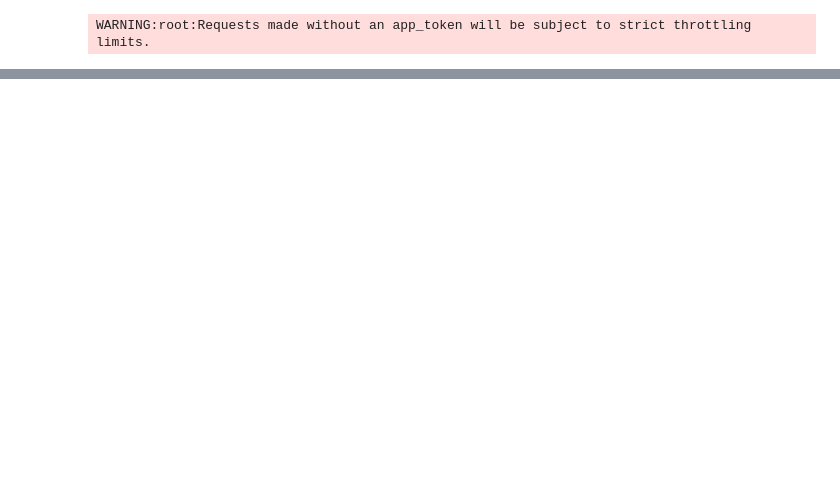
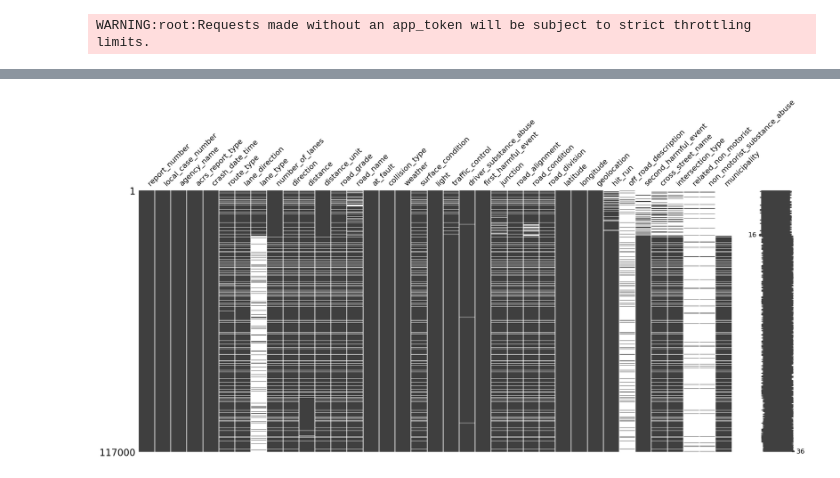
Before and after one commit to Elior-Dahan/project-machine-learning, a Jupyter notebook: project.ipynb, the cells around one changed output, grey strips where cells are left out. Cells and saved outputs as stored; diff of their text form; code cells hidden in the pictures; blank space fills up the shorter version.

```diff
--- a/project.ipynb
+++ b/project.ipynb
@@ -244,0 +109,4 @@ df[[':@computed_region_vu5j_pcmz',
+# %%
+msno.matrix(df_original);
+# %% [output]
+[figure, added]
```
Also changed, not shown: parts of 96 cells of this notebook, 2 other files.
